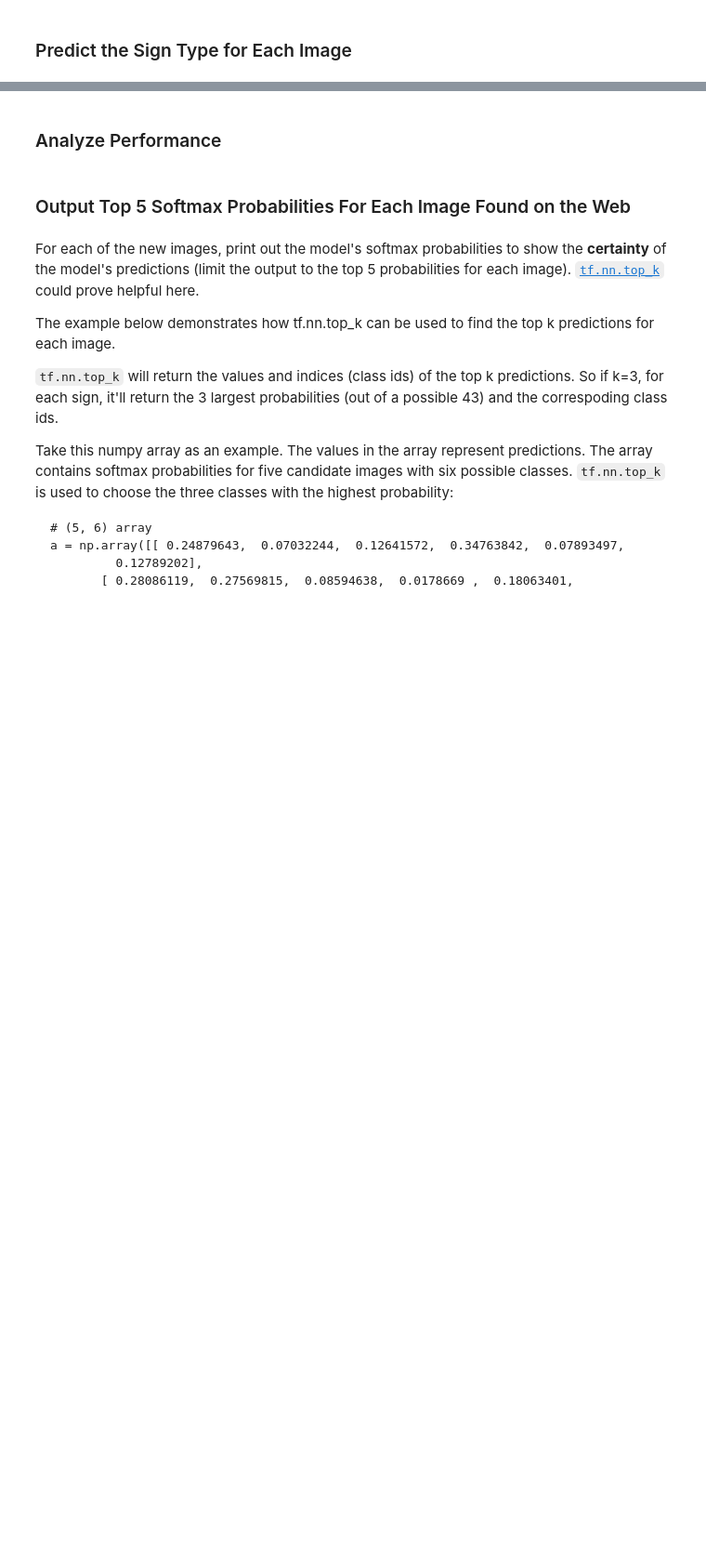
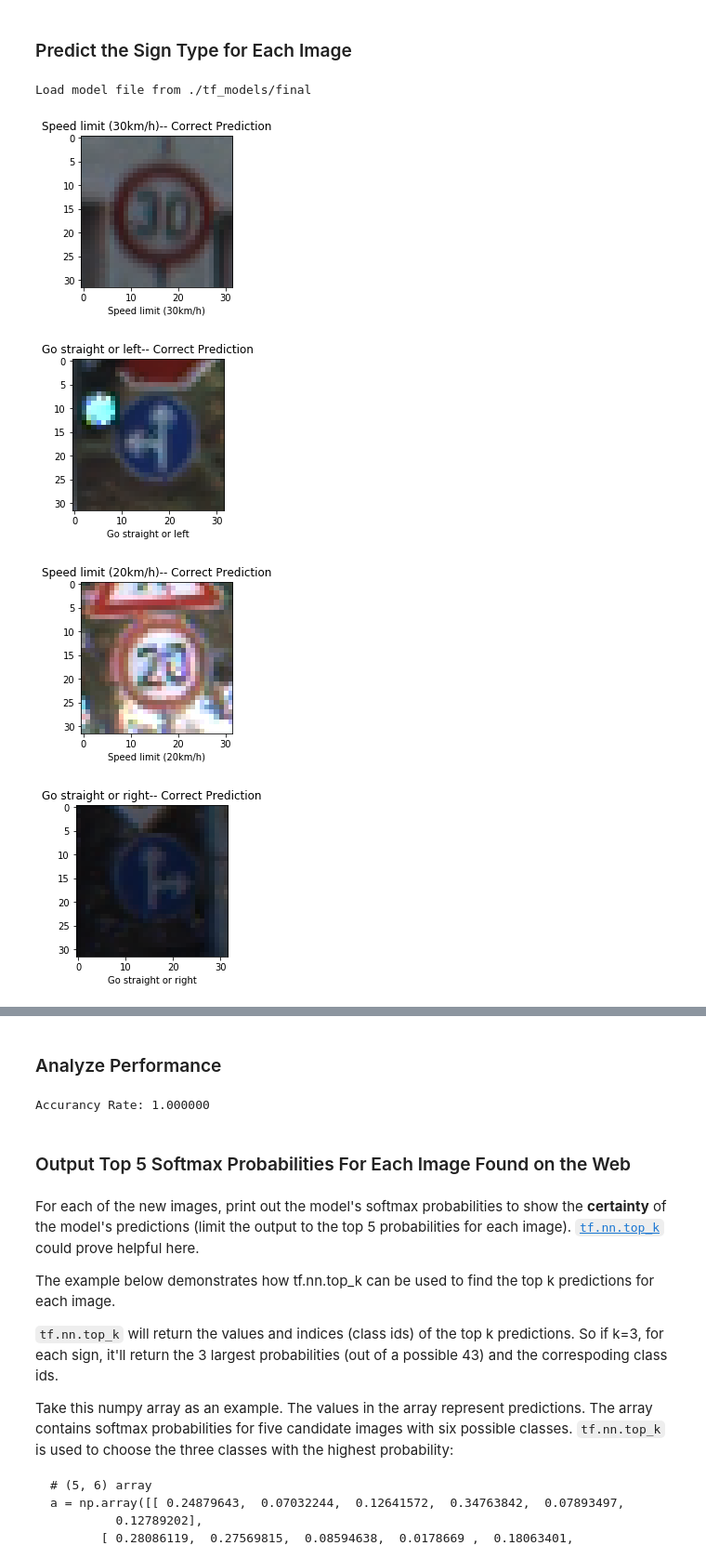
Before and after one commit to garygangwu/tensorflow_test, a Jupyter notebook: Traffic_Sign_Classifier.ipynb, the cells around one changed output, grey strips where cells are left out. Shown: that part at 93% size. Saved outputs shown, nothing was run; the diff lists cells and outputs as text; code cells hidden in the pictures; blank space fills up the shorter version.

```diff
--- a/Traffic_Sign_Classifier.ipynb
+++ b/Traffic_Sign_Classifier.ipynb
@@ -95,0 +73,21 @@ Number of classes = 43
+# %%
+def print_out_training_data_summary(X_train, y_train, X_valid, y_valid, X_test, y_test):
+  n_train = len(X_train)
+  n_valid = len(X_valid)
+  n_test = len(X_test)
+  image_shape = X_train[0].shape
+  n_classes = max(y_train) - min(y_train) + 1
+
+  print("Number of training examples =", n_train)
+  print("  shape {}...".format(X_train.shape))
+  print("  shape {}...".format(y_train.shape))
+  print("Number of validation examples =", n_valid)
+  print("  shape {}...".format(X_valid.shape))
+  print("  shape {}...".format(y_valid.shape))
+  print("Number of testing examples =", n_test)
+  print("  shape {}...".format(X_test.shape))
+  print("  shape {}...".format(y_test.shape))
+  print("Image data shape =", image_shape)
+  print("Number of classes =", n_classes)
+
+print_out_training_data_summary(X_train, y_train, X_valid, y_valid, X_test, y_test)
@@ -347,4 +550,32 @@ Test Accuracy = 0.879
 # %%
 ### Run the predictions here and use the model to output the prediction for each image.
 ### Make sure to pre-process the images with the same pre-processing pipeline used earlier.
 ### Feel free to use as many code cells as needed.
+
+session = tf.Session()
+model_file = tf.train.latest_checkpoint(MODEL_SAVE_FOLD)
+print('Load model file from ' + model_file)
+saver.restore(session, model_file)
+logits_results = session.run(logits, feed_dict={x: X_images, y: y_images, prob: 1.0})
+softmax_probabilities = session.run(tf.nn.softmax(logits_results))
+predictions = session.run(tf.argmax(logits_results, 1))
+
+for i in range(len(X_images)):
+  img = X_images[i]
+  label = y_images[i]
+  predict_label = predictions[i]
+  plt.figure(figsize=(3, 3))
+  plt.clf()
+  plt.xlabel(label_to_sign[label])
+  if predict_label == label:
+    result = '-- Correct Prediction'
+  else:
+    result = '-- Wrong Prediction'
+  plt.title(label_to_sign[predict_label] + result)
+  plt.imshow(img)
+# %% [output]
+Load model file from ./tf_models/final
+[figure, added]
+[figure, added]
+[figure, added]
+[figure, added]
@@ -353,6 +585,17 @@ Test Accuracy = 0.879
 # %%
 ### Calculate the accuracy for these 5 new images.
 ### For example, if the model predicted 1 out of 5 signs correctly, it's 20% accurate on these new images.
+
+correct = 0
+for i in range(len(X_images)):
+  label = y_images[i]
+  predict_label = predictions[i]
+  if predict_label == label:
+    correct += 1
+
+print("Accurancy Rate: {:3f}".format(correct * 1.0 / len(y_images)))
+# %% [output]
+Accurancy Rate: 1.000000
 # %% [markdown]
 ### Output Top 5 Softmax Probabilities For Each Image Found on the Web
 # %% [markdown]
```
Also changed, not shown: parts of 13 cells of this notebook, 1 other file.
